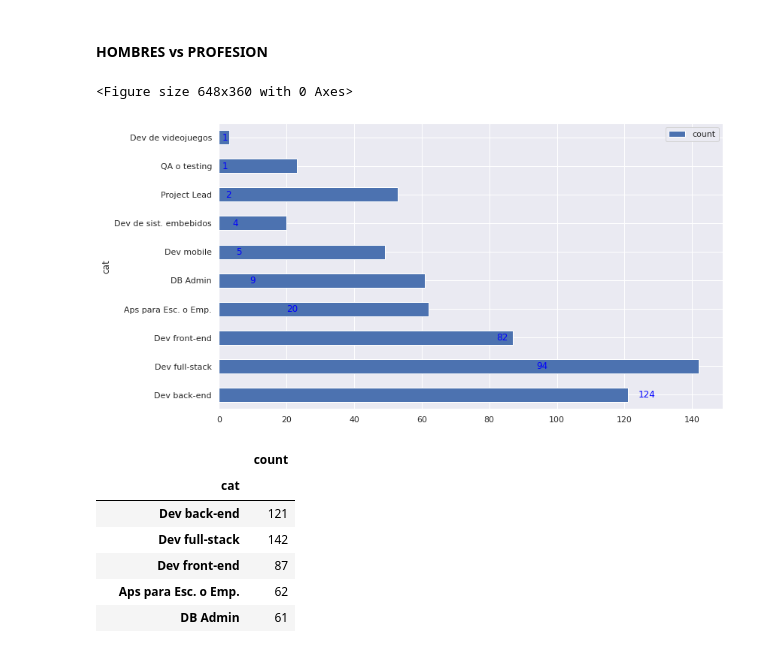
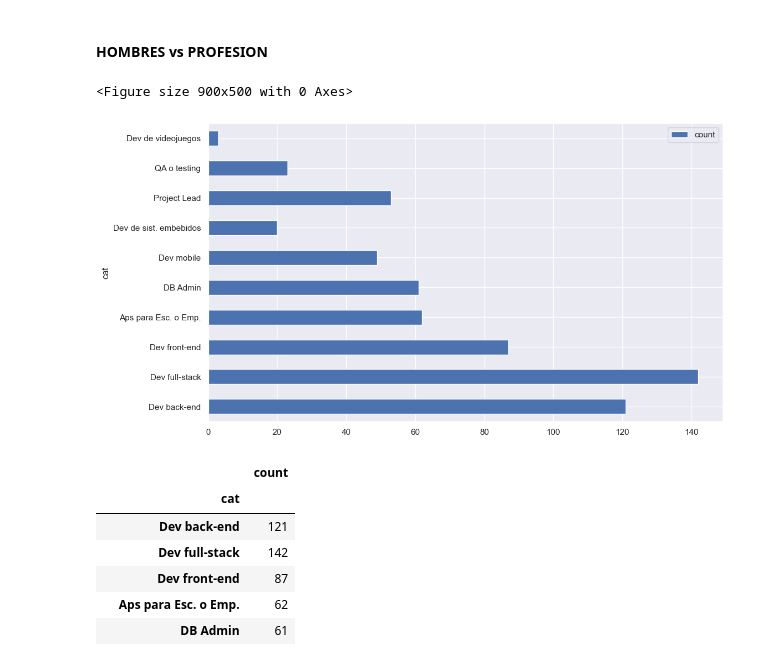
Before and after one commit to TorrezMN/Data_Science, a Jupyter notebook: Enc_Devs_Py/Notebooks/Genero.ipynb, the cells around one changed output. Drawn from its saved outputs; the diff is of its cells as text; code cells hidden in the pictures.

```diff
--- a/Enc_Devs_Py/Notebooks/Genero.ipynb
+++ b/Enc_Devs_Py/Notebooks/Genero.ipynb
@@ -191,17 +205,13 @@ ed = None
 # %%
 fig = plt.figure(figsize=(9, 5))
 
 tipo_trabajo_df = make_df(ed, generos.get_group("HOMBRE")["tipo_de_trabajo"])
 
 
 tipo_trabajo_plot = tipo_trabajo_df.plot(kind="barh")
-
-
-for k, v in enumerate(df["exp_en_IT"].value_counts().values):
-    tipo_trabajo_plot.annotate(v, (v, k), va="center", color="blue")
 # %% [output]
-<Figure size 648x360 with 0 Axes>
+<Figure size 900x500 with 0 Axes>
-[figure, old version]
+[figure, new version]
 # %%
 tipo_trabajo_df
 # %% [output]
```
Also changed, not shown: parts of 18 cells of this notebook, 2 other files.
